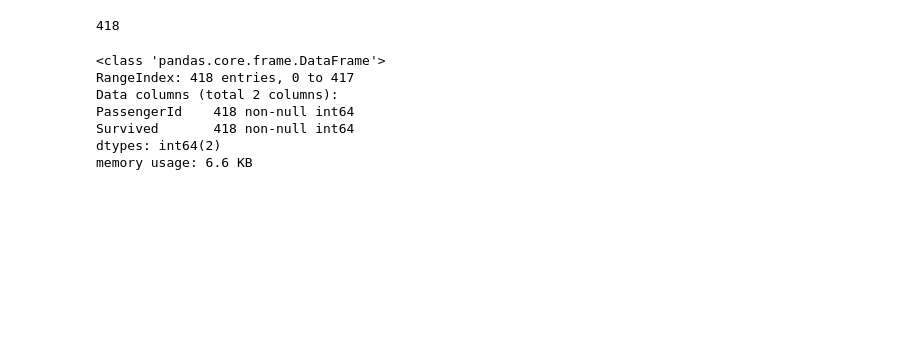
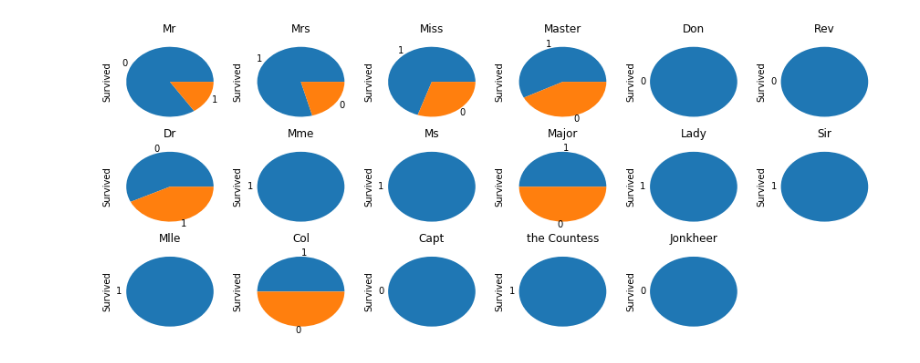
Before and after one commit to AJAberdein/kaggle-titanic, a Jupyter notebook: Titanic.ipynb, the cells around one changed output. Cells and saved outputs as stored; diff of their text form; code cells hidden in the pictures; blank space fills up the shorter version.

```diff
--- a/Titanic.ipynb
+++ b/Titanic.ipynb
@@ -406,4 +433,0 @@ len(predictions)
-# %%
-len(PassengerId)
-# %% [output]
-418
@@ -415,10 +433,0 @@ submission = pd.DataFrame({
-# %%
-submission.info()
-# %% [output]
-<class 'pandas.core.frame.DataFrame'>
-RangeIndex: 418 entries, 0 to 417
-Data columns (total 2 columns):
-PassengerId    418 non-null int64
-Survived       418 non-null int64
-dtypes: int64(2)
-memory usage: 6.6 KB
@@ -434,0 +434,14 @@ memory usage: 6.6 KB
+# %%
+train.drop(['Cabin'], axis=1, inplace=True)
+test.drop(['Cabin'], axis=1, inplace=True)
+# %%
+fig = plt.figure(figsize=(15,6))
+
+i = 1
+for title in train['Title'].unique():
+    fig.add_subplot(3,6,i)
+    plt.title(title)
+    train.Survived[train['Title'] == title].value_counts().plot(kind='pie')
+    i += 1
+# %% [output]
+[figure, added]
```
Also changed, not shown: parts of 142 cells of this notebook, 2 other files.
